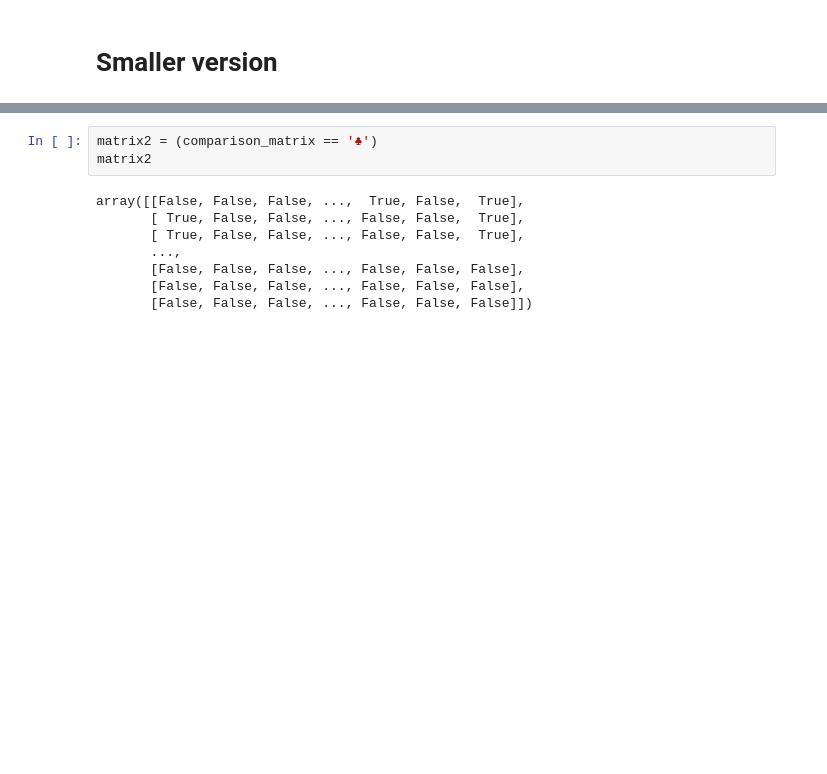
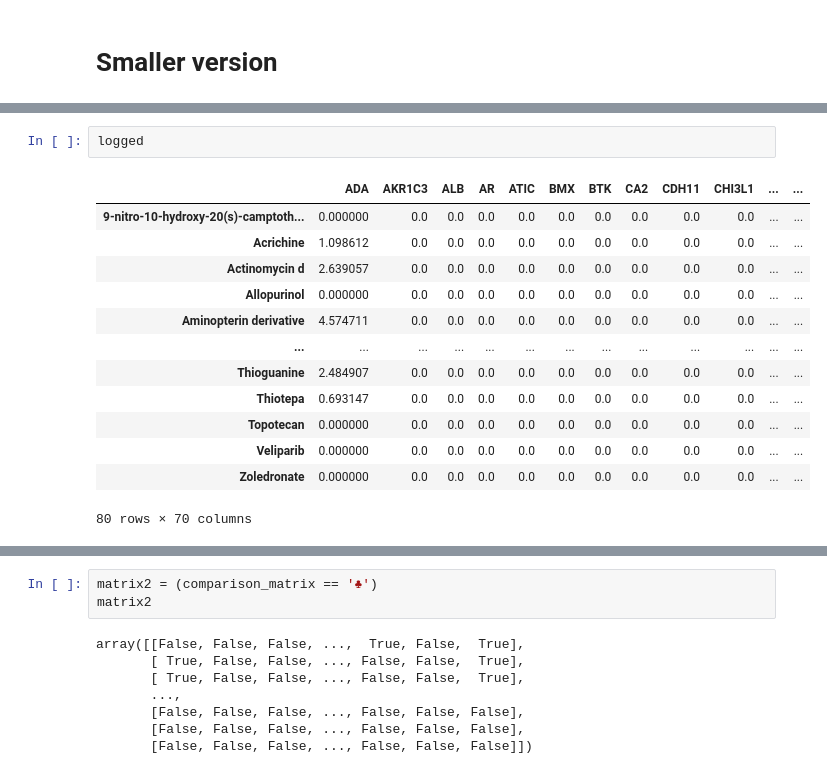
Before and after one commit to cannin/drGAT, a Jupyter notebook: Figs/Fig2.ipynb, the cells around one changed output, grey strips where cells are left out. Drawn from its saved outputs; the diff is of its cells as text; blank space fills up the shorter version.

```diff
--- a/Figs/Fig2.ipynb
+++ b/Figs/Fig2.ipynb
@@ -480 +489,17 @@ Only dti: 2
+# %%
+logged
+# %% [output]
+|  | ADA | AKR1C3 | ALB | AR | ATIC | BMX | BTK | CA2 | CDH11 | CHI3L1 | ... | ... |
+| 9-nitro-10-hydroxy-20(s)-camptoth... | 0.000000 | 0.0 | 0.0 | 0.0 | 0.0 | 0.0 | 0.0 | 0.0 | 0.0 | 0.0 | ... | ... |
+| Acrichine | 1.098612 | 0.0 | 0.0 | 0.0 | 0.0 | 0.0 | 0.0 | 0.0 | 0.0 | 0.0 | ... | ... |
+| Actinomycin d | 2.639057 | 0.0 | 0.0 | 0.0 | 0.0 | 0.0 | 0.0 | 0.0 | 0.0 | 0.0 | ... | ... |
+| Allopurinol | 0.000000 | 0.0 | 0.0 | 0.0 | 0.0 | 0.0 | 0.0 | 0.0 | 0.0 | 0.0 | ... | ... |
+| Aminopterin derivative | 4.574711 | 0.0 | 0.0 | 0.0 | 0.0 | 0.0 | 0.0 | 0.0 | 0.0 | 0.0 | ... | ... |
+| ... | ... | ... | ... | ... | ... | ... | ... | ... | ... | ... | ... | ... |
+| Thioguanine | 2.484907 | 0.0 | 0.0 | 0.0 | 0.0 | 0.0 | 0.0 | 0.0 | 0.0 | 0.0 | ... | ... |
+| Thiotepa | 0.693147 | 0.0 | 0.0 | 0.0 | 0.0 | 0.0 | 0.0 | 0.0 | 0.0 | 0.0 | ... | ... |
+| Topotecan | 0.000000 | 0.0 | 0.0 | 0.0 | 0.0 | 0.0 | 0.0 | 0.0 | 0.0 | 0.0 | ... | ... |
+| Veliparib | 0.000000 | 0.0 | 0.0 | 0.0 | 0.0 | 0.0 | 0.0 | 0.0 | 0.0 | 0.0 | ... | ... |
+| Zoledronate | 0.000000 | 0.0 | 0.0 | 0.0 | 0.0 | 0.0 | 0.0 | 0.0 | 0.0 | 0.0 | ... | ... |
+80 rows × 70 columns
 # %%
```
Also changed, not shown: parts of 8 cells of this notebook, 11 other files.
